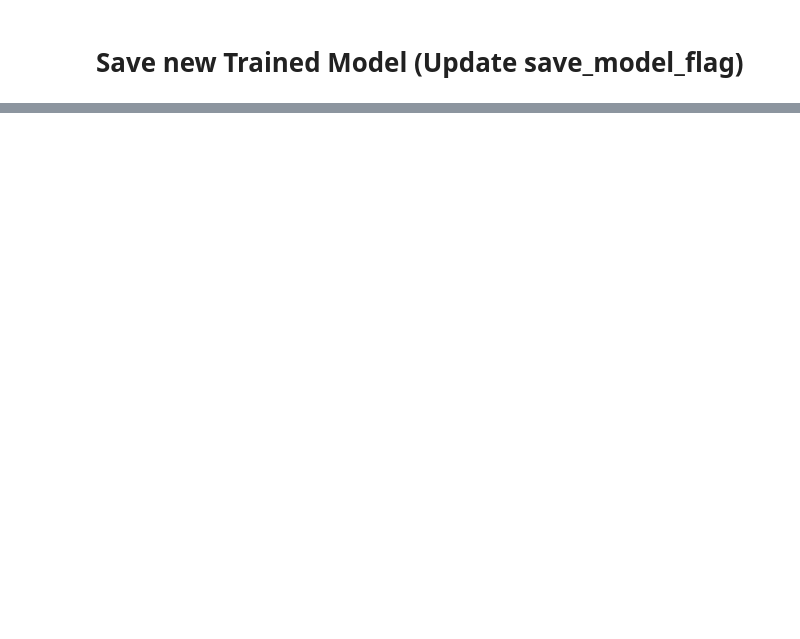
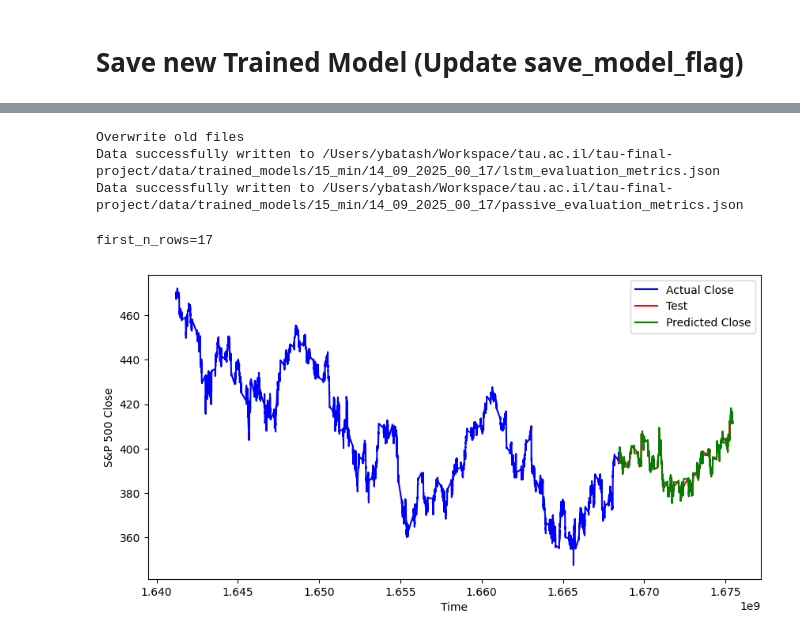
Before and after one commit to yossibatash/tau-final-project, a Jupyter notebook: LSTM_15_min.ipynb, the cells around one changed output, grey strips where cells are left out. Cells and saved outputs as stored; diff of their text form; code cells hidden in the pictures; blank space fills up the shorter version.

```diff
--- a/LSTM_15_min.ipynb
+++ b/LSTM_15_min.ipynb
@@ -836,0 +789,45 @@ LSTM Training complete!
+# %%
+save_or_overwrite = "overwrite"
+
+if save_or_overwrite == "save":
+    print("Saving new metrics files")
+    # Save LSTM metrics_results Json
+    lstm_evaluation_metrics_file_name = f"{trained_model_folder}/lstm_evaluation_metrics.json"
+    write_json_file(file_path=lstm_evaluation_metrics_file_name, json_content=metrics_results )
+
+    # Save Passive metrics_results Json
+    passive_evaluation_metrics_file_name = f"{trained_model_folder}/passive_evaluation_metrics.json"
+    write_json_file(file_path=passive_evaluation_metrics_file_name, json_content=passive_metrics_results )
+elif save_or_overwrite == "overwrite":
+    print("Overwrite old files")
+    # Save LSTM metrics_results Json
+    write_json_file(file_path=f"{trained_model_version_path}/lstm_evaluation_metrics.json",
+                    json_content=metrics_results )
+
+    # Save Passive metrics_results Json
+    write_json_file(file_path=f"{trained_model_version_path}/passive_evaluation_metrics.json",
+                    json_content=passive_metrics_results )
+else:
+    print("Not saved or overwrite")
+# %% [output]
+Overwrite old files
+Data successfully written to /Users/ybatash/Workspace/tau.ac.il/tau-final-project/data/trained_models/15_min/14_09_2025_00_17/lstm_evaluation_metrics.json
+Data successfully written to /Users/ybatash/Workspace/tau.ac.il/tau-final-project/data/trained_models/15_min/14_09_2025_00_17/passive_evaluation_metrics.json
+# %%
+import matplotlib.pyplot as plt
+
+sample_ratio = 0.005
+first_n_rows = int(len(res_df)*sample_ratio)
+print(f"{first_n_rows=}")
+
+plt.figure(figsize=(10, 5))
+plt.plot(train_labels.index, train_labels["close"], label="Actual Close", color="blue")
+plt.plot(test_labels.index, test_labels["close"], label="Test", color="red")
+plt.plot(res_df["predicted_close"], label='Predicted Close', color="green")
+plt.xlabel("Time")
+plt.ylabel("S&P 500 Close")
+plt.legend()
+plt.show()
+# %% [output]
+first_n_rows=17
+[figure, added]
```
Also changed, not shown: parts of 24 cells of this notebook, 2 other files.
